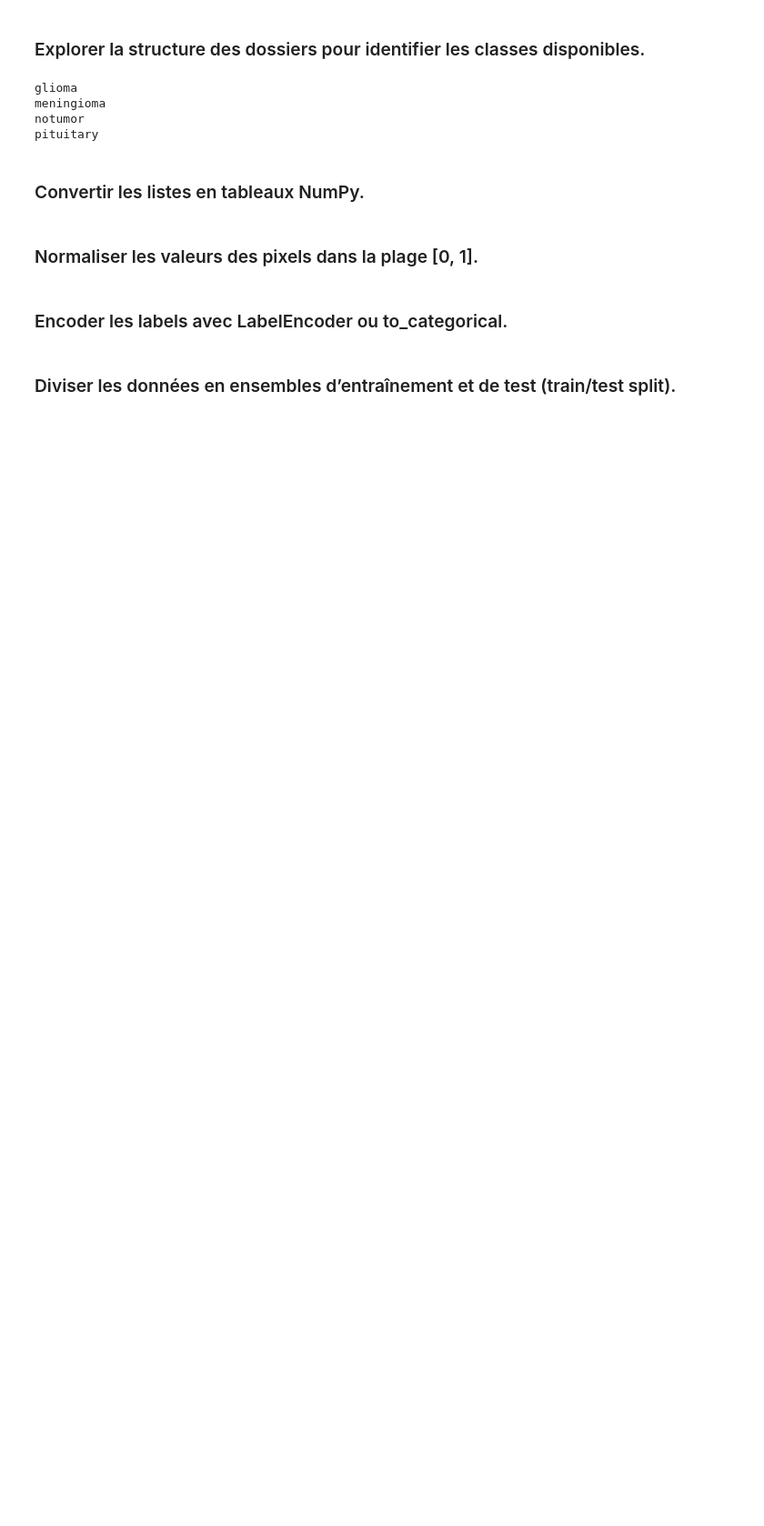
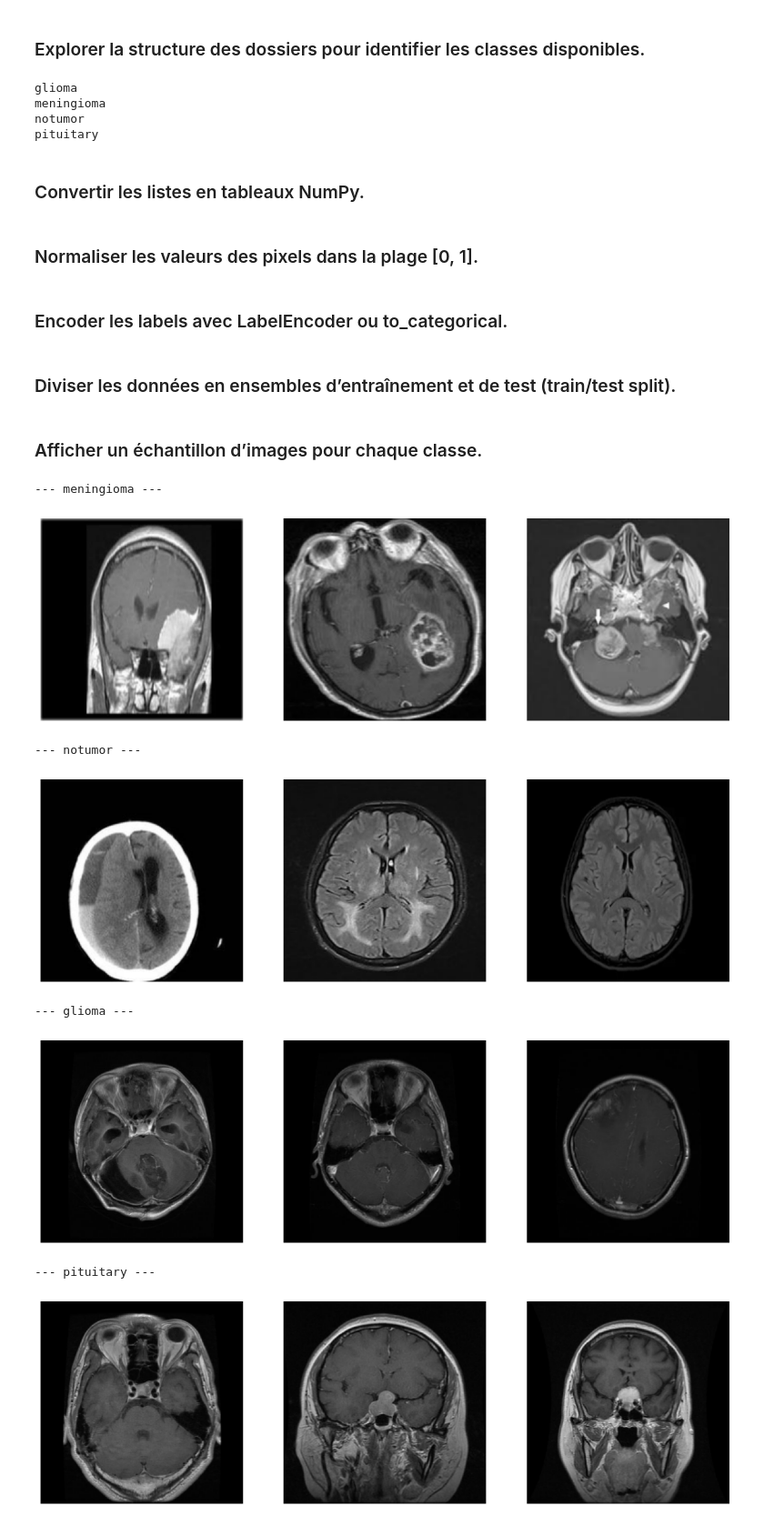
Before and after one commit to anass17/BrainScan, a Jupyter notebook: notebooks/data_exploration.ipynb, the cells around one changed output. Shown at 91% size. Drawn from its saved outputs; the diff is of its cells as text; code cells hidden in the pictures; blank space fills up the shorter version.

Commit message:
BRAIN-16 Afficher un échantillon d’images pour chaque classe.

```diff
--- a/notebooks/data_exploration.ipynb
+++ b/notebooks/data_exploration.ipynb
@@ -72,3 +72,36 @@ y_categorical = to_categorical(y_encoded)
 from sklearn.model_selection import train_test_split
 
 X_train, X_test, y_train, y_test = train_test_split(X, y, test_size=0.2, random_state=42, stratify=y)
+# %% [markdown]
+### Afficher un échantillon d’images pour chaque classe.
+# %%
+import matplotlib.pyplot as plt
+
+combined_list = list(zip(images, labels))
+
+for label in set(labels):
+    images_list = list(filter(lambda x: x[1] == label, combined_list))
+
+    print('\n---', label, '---\n')
+
+    plt.figure(figsize=(15, 5))
+
+    for i in range(3):
+        img = images_list[i][0]
+
+
+        plt.subplot(1, 3, i + 1)
+        img_rgb = cv2.cvtColor(img, cv2.COLOR_BGR2RGB)
+
+        plt.imshow(img_rgb)
+        plt.axis('off')
+    plt.show()
+# %% [output]
+--- meningioma ---
+[figure, added]
+--- notumor ---
+[figure, added]
+--- glioma ---
+[figure, added]
+--- pituitary ---
+[figure, added]
```
